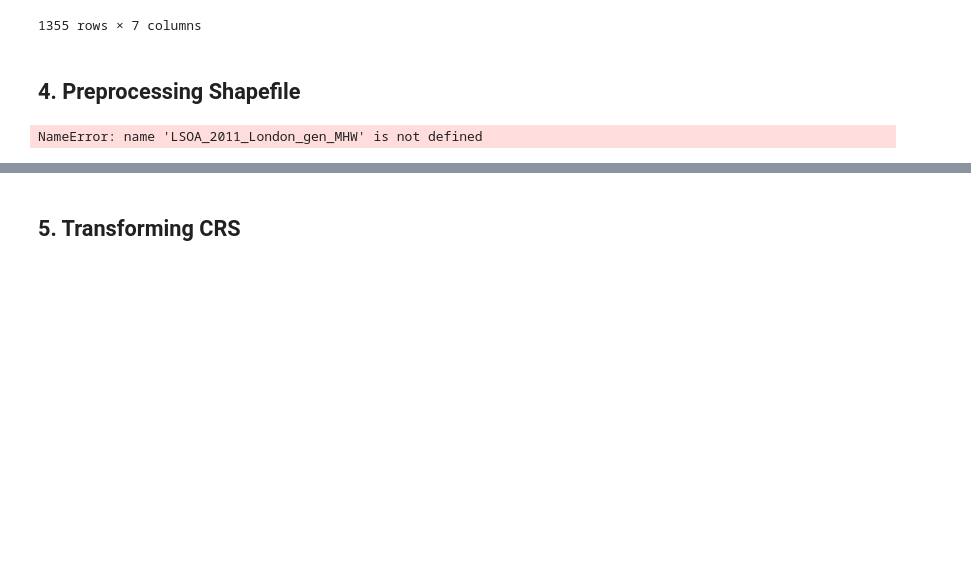
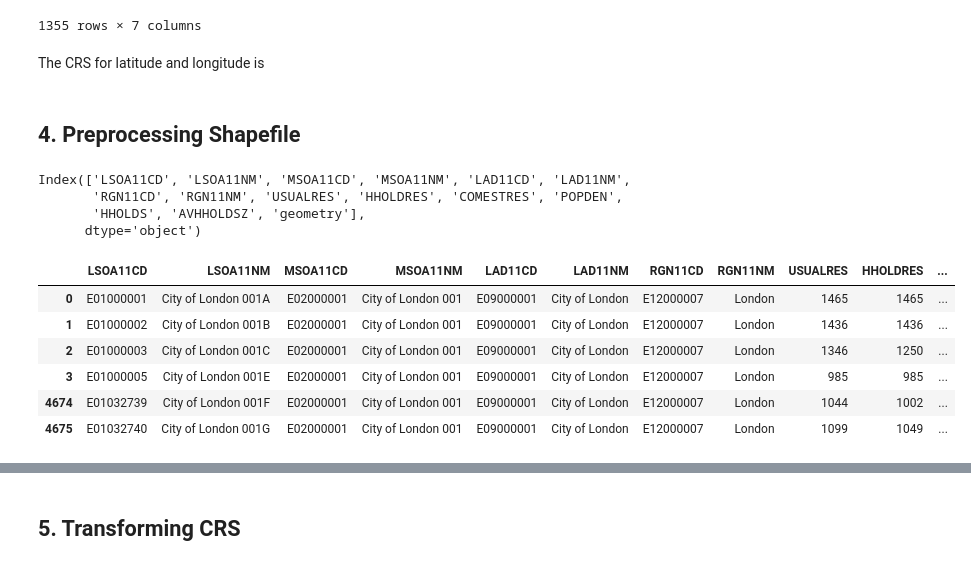
Before and after one commit to AlinZohari/STDM, a Jupyter notebook: stdm_crime.ipynb, the cells around one changed output, grey strips where cells are left out. Saved outputs shown, nothing was run; the diff lists cells and outputs as text; code cells hidden in the pictures; blank space fills up the shorter version.

```diff
--- a/stdm_crime.ipynb
+++ b/stdm_crime.ipynb
@@ -178,9 +178,27 @@ vso
 | 654 | 2022-05 | -0.077601 | 51.518799 | On or near Steward Street | E01004307 | Tower Hamlets 015B | Violence and sexual offences |
 | 655 | 2022-05 | -0.078591 | 51.520290 | On or near Spital Yard | E01004307 | Tower Hamlets 015B | Violence and sexual offences |
 1355 rows × 7 columns
+# %% [markdown]
+The CRS for latitude and longitude is
 # %% [markdown]
 ## 4. Preprocessing Shapefile
 # %%
-city_of_london = gpd.read_file(LSOA_2011_London_gen_MHW.shp)
+shapefile = gpd.read_file('LSOA_2011_London_gen_MHW.shp')
-# %% [output]
-NameError: name 'LSOA_2011_London_gen_MHW' is not defined
+# %%
+shapefile.columns
+# %% [output]
+Index(['LSOA11CD', 'LSOA11NM', 'MSOA11CD', 'MSOA11NM', 'LAD11CD', 'LAD11NM',
+       'RGN11CD', 'RGN11NM', 'USUALRES', 'HHOLDRES', 'COMESTRES', 'POPDEN',
+       'HHOLDS', 'AVHHOLDSZ', 'geometry'],
+      dtype='object')
+# %%
+LSOA = shapefile[shapefile['LSOA11NM'].str.startswith('City of London')]
+LSOA
+# %% [output]
+|  | LSOA11CD | LSOA11NM | MSOA11CD | MSOA11NM | LAD11CD | LAD11NM | RGN11CD | RGN11NM | USUALRES | HHOLDRES | ... |
+| 0 | E01000001 | City of London 001A | E02000001 | City of London 001 | E09000001 | City of London | E12000007 | London | 1465 | 1465 | ... |
+| 1 | E01000002 | City of London 001B | E02000001 | City of London 001 | E09000001 | City of London | E12000007 | London | 1436 | 1436 | ... |
+| 2 | E01000003 | City of London 001C | E02000001 | City of London 001 | E09000001 | City of London | E12000007 | London | 1346 | 1250 | ... |
+| 3 | E01000005 | City of London 001E | E02000001 | City of London 001 | E09000001 | City of London | E12000007 | London | 985 | 985 | ... |
+| 4674 | E01032739 | City of London 001F | E02000001 | City of London 001 | E09000001 | City of London | E12000007 | London | 1044 | 1002 | ... |
+| 4675 | E01032740 | City of London 001G | E02000001 | City of London 001 | E09000001 | City of London | E12000007 | London | 1099 | 1049 | ... |
```
Also changed, not shown: parts of 3 cells of this notebook.
